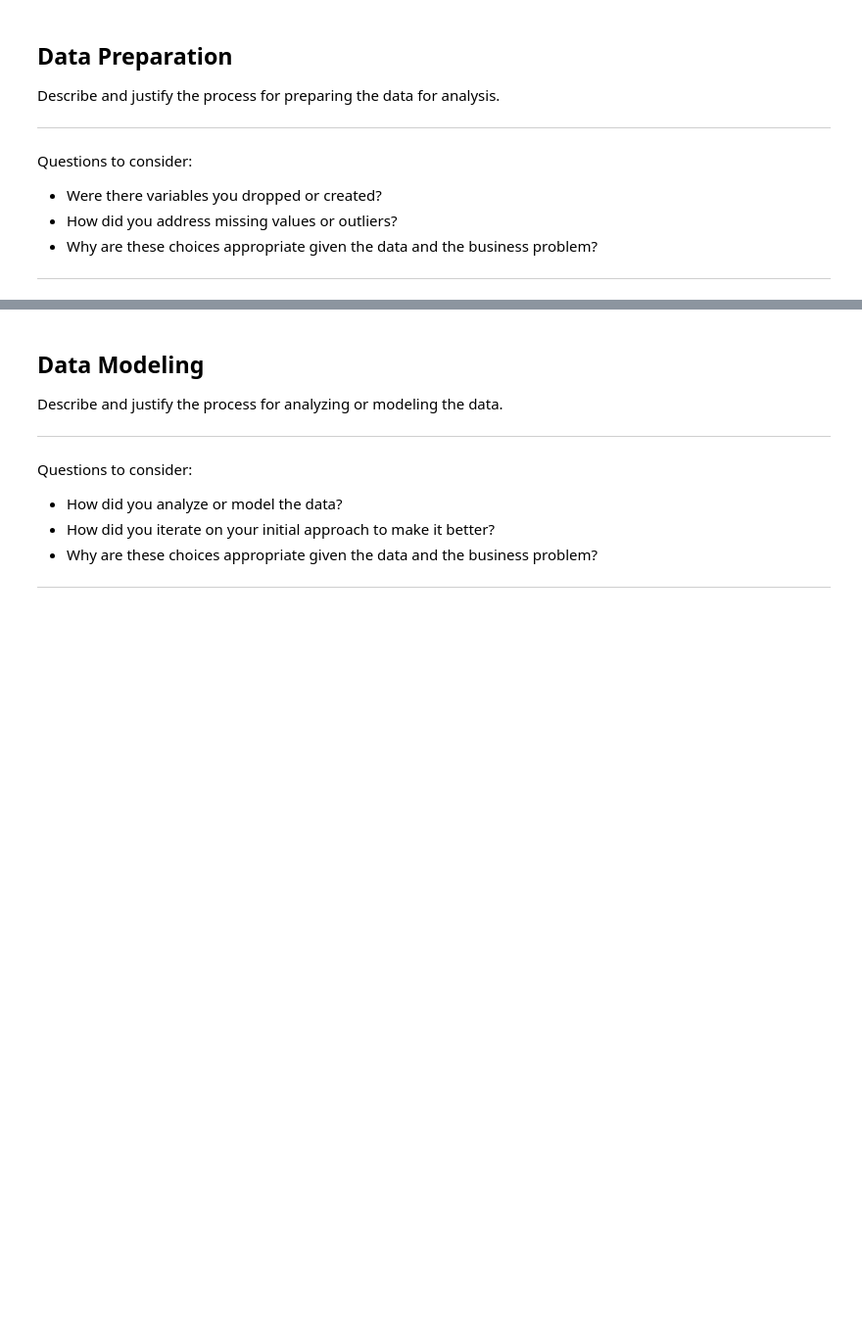
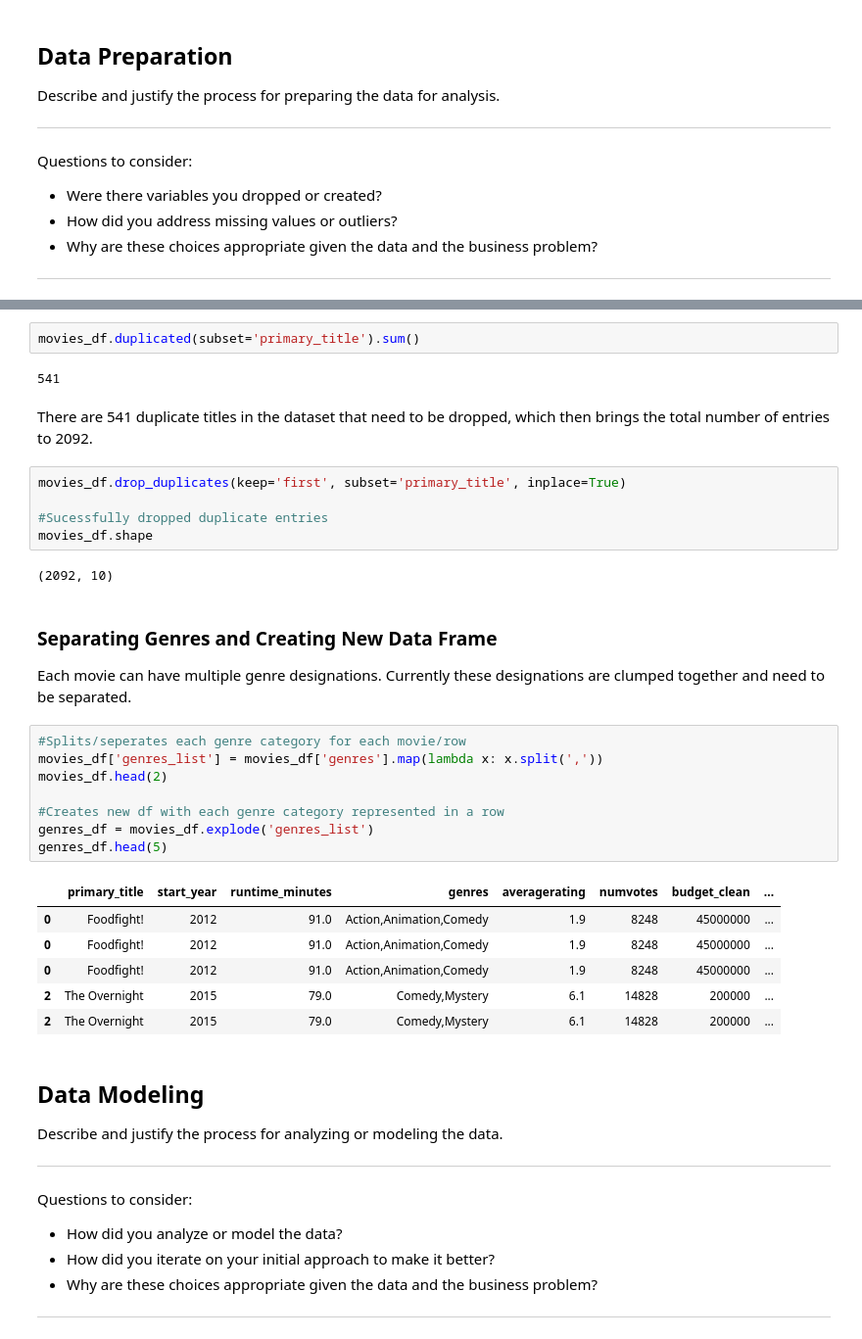
Before and after one commit to kevin-culver/Microsoft_Movie_Analysis, a Jupyter notebook: Microsoft_Movie_Analysis.ipynb, the cells around one changed output, grey strips where cells are left out. Shown at 98% size. Cells and saved outputs as stored; diff of their text form; blank space fills up the shorter version.

```diff
--- a/Microsoft_Movie_Analysis.ipynb
+++ b/Microsoft_Movie_Analysis.ipynb
@@ -164,3 +256,34 @@ Questions to consider:
+# %%
+movies_df.duplicated(subset='primary_title').sum()
+# %% [output]
+541
+# %% [markdown]
+There are 541 duplicate titles in the dataset that need to be dropped, which then brings the total number of entries to 2092.
+# %%
+movies_df.drop_duplicates(keep='first', subset='primary_title', inplace=True)
+
+#Sucessfully dropped duplicate entries
+movies_df.shape
+# %% [output]
+(2092, 10)
+# %% [markdown]
+### Separating Genres and Creating New Data Frame
+Each movie can have multiple genre designations. Currently these designations are clumped together and need to be separated.
+# %%
+#Splits/seperates each genre category for each movie/row
+movies_df['genres_list'] = movies_df['genres'].map(lambda x: x.split(','))
+movies_df.head(2)
+
+#Creates new df with each genre category represented in a row
+genres_df = movies_df.explode('genres_list')
+genres_df.head(5)
+# %% [output]
+|  | primary_title | start_year | runtime_minutes | genres | averagerating | numvotes | budget_clean | ... |
+| 0 | Foodfight! | 2012 | 91.0 | Action,Animation,Comedy | 1.9 | 8248 | 45000000 | ... |
+| 0 | Foodfight! | 2012 | 91.0 | Action,Animation,Comedy | 1.9 | 8248 | 45000000 | ... |
+| 0 | Foodfight! | 2012 | 91.0 | Action,Animation,Comedy | 1.9 | 8248 | 45000000 | ... |
+| 2 | The Overnight | 2015 | 79.0 | Comedy,Mystery | 6.1 | 14828 | 200000 | ... |
+| 2 | The Overnight | 2015 | 79.0 | Comedy,Mystery | 6.1 | 14828 | 200000 | ... |
 # %% [markdown]
 ## Data Modeling
 Describe and justify the process for analyzing or modeling the data.
```
Also changed, not shown: parts of 14 cells of this notebook.
